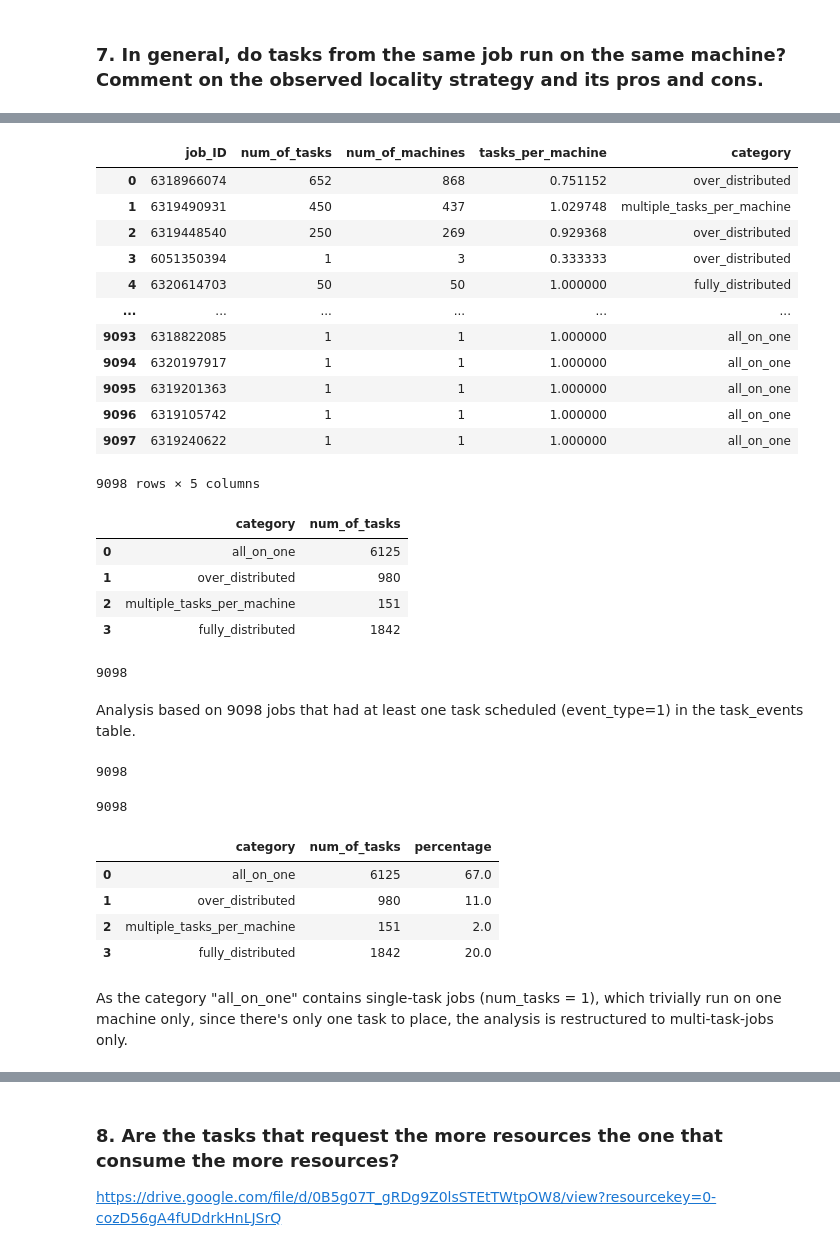
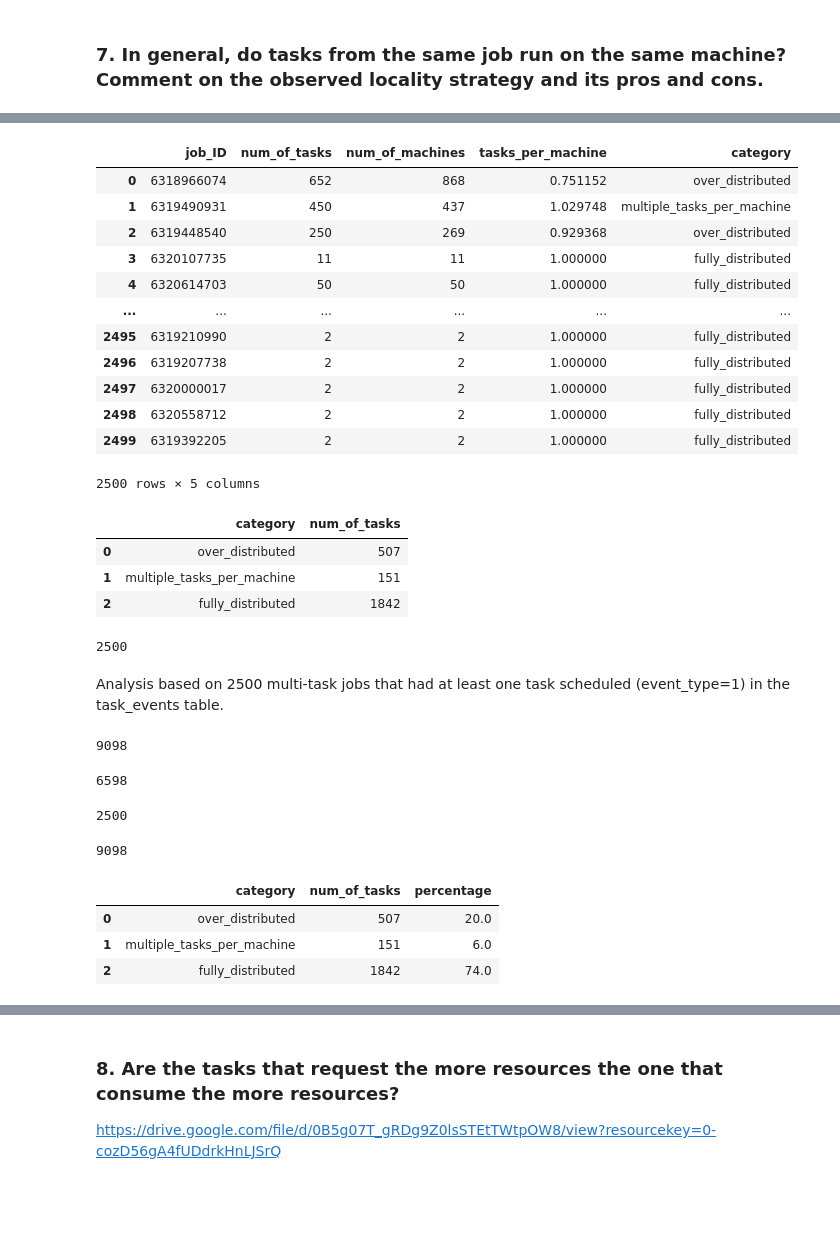
Before and after one commit to len-rtz/LDMS-google-traces-spark, a Jupyter notebook: google_cluster_analysis.ipynb, the cells around one changed output, grey strips where cells are left out. Cells and saved outputs as stored; diff of their text form; code cells hidden in the pictures; blank space fills up the shorter version.

```diff
--- a/google_cluster_analysis.ipynb
+++ b/google_cluster_analysis.ipynb
@@ -569,65 +709,72 @@ tasks_per_machine.toPandas()
 # %%
 # sort list into patterns
-task_per_machine = tasks_per_machine.withColumn(
+multi_task_jobs = multi_task_jobs.withColumn(
     "category",
-    F.when(F.col("num_of_machines") == 1, "all_on_one") # all task of jobs run on the same machine (one task job)
-     .when(F.col("tasks_per_machine") > 1, "multiple_tasks_per_machine") # multiple tasks run on a machine
+    F.when(F.col("tasks_per_machine") > 1, "multiple_tasks_per_machine") # multiple tasks run on a machine
      .when(F.col("tasks_per_machine") == 1, "fully_distributed") # 1 task per machine
      .when(F.col("tasks_per_machine") < 1, "over_distributed") # more machines than tasks
      .otherwise("?")
 )
-task_per_machine.toPandas()
+multi_task_jobs.toPandas()
 # %% [output]
 |  | job_ID | num_of_tasks | num_of_machines | tasks_per_machine | category |
 | 0 | 6318966074 | 652 | 868 | 0.751152 | over_distributed |
 | 1 | 6319490931 | 450 | 437 | 1.029748 | multiple_tasks_per_machine |
 | 2 | 6319448540 | 250 | 269 | 0.929368 | over_distributed |
-| 3 | 6051350394 | 1 | 3 | 0.333333 | over_distributed |
+| 3 | 6320107735 | 11 | 11 | 1.000000 | fully_distributed |
 | 4 | 6320614703 | 50 | 50 | 1.000000 | fully_distributed |
 | ... | ... | ... | ... | ... | ... |
-| 9093 | 6318822085 | 1 | 1 | 1.000000 | all_on_one |
-| 9094 | 6320197917 | 1 | 1 | 1.000000 | all_on_one |
-| 9095 | 6319201363 | 1 | 1 | 1.000000 | all_on_one |
-| 9096 | 6319105742 | 1 | 1 | 1.000000 | all_on_one |
-| 9097 | 6319240622 | 1 | 1 | 1.000000 | all_on_one |
+| 2495 | 6319210990 | 2 | 2 | 1.000000 | fully_distributed |
+| 2496 | 6319207738 | 2 | 2 | 1.000000 | fully_distributed |
+| 2497 | 6320000017 | 2 | 2 | 1.000000 | fully_distributed |
+| 2498 | 6320558712 | 2 | 2 | 1.000000 | fully_distributed |
+| 2499 | 6319392205 | 2 | 2 | 1.000000 | fully_distributed |
-9098 rows × 5 columns
+2500 rows × 5 columns
 # %%
-category_counts = task_per_machine.groupBy("category").agg(F.count("*").alias("num_of_tasks"))
+category_counts = multi_task_jobs.groupBy("category").agg(F.count("*").alias("num_of_tasks"))
 category_counts.toPandas()
 # %% [output]
 |  | category | num_of_tasks |
-| 0 | all_on_one | 6125 |
-| 1 | over_distributed | 980 |
-| 2 | multiple_tasks_per_machine | 151 |
-| 3 | fully_distributed | 1842 |
+| 0 | over_distributed | 507 |
+| 1 | multiple_tasks_per_machine | 151 |
+| 2 | fully_distributed | 1842 |
 # %%
 # this is counting the unique jobs in the task_events table, this number differs from the unique jobs from job_events
-total_scheduled_jobs = task_per_machine.select("job_id").distinct().count()
-total_scheduled_jobs
+total_scheduled__multit_jobs = multi_task_jobs.select("job_id").distinct().count()
+total_scheduled__multit_jobs
 # %% [output]
-9098
+2500
 # %% [markdown]
-Analysis based on 9098 jobs that had at least one task scheduled (event_type=1) in the task_events table.
+Analysis based on 2500 multi-task jobs that had at least one task scheduled (event_type=1) in the task_events table.
 # %%
-# to verify the number of total_jobs, this line checks the unique jobs in df_jobs_scheduled
-# which is a dataframe of task_events with event_type = 1
-total_scheduled_jobs_2 = df_scheduled.select("job_id").distinct().count()
-total_scheduled_jobs_2
+# to verify the number of total_scheduled_multitjobs, this line checks the unique jobs in df_jobs_scheduled
+# which is the dataframe of task_events with event_type = 1
+# additionally we count the single-task jobs
+total_scheduled_jobs = df_scheduled.select("job_id").distinct().count()
+total_scheduled_singlet_jobs = task_per_machine.filter(F.col("num_of_tasks") == 1).select("job_id").distinct().count()
-# %% [output]
-9098
+# %%
+total_scheduled_jobs
+# %% [output]
+9098
+# %%
+total_scheduled_singlet_jobs
+# %% [output]
+6598
 # %%
-# manually verifying the total_jobs from category_counts table
-6125 + 980 + 151 + 1842
+# manually verifying the total multi job count from category_counts table
+507 + 151 + 1842
 # %% [output]
-9098
+2500
+# %%
+# manually varifying the total of jobs
+6598 + 2500
+# %% [output]
+9098
 # %%
 # calculate percentage
-category_counts.withColumn("percentage", F.round((F.col("num_of_tasks") / total_scheduled_jobs) * 100)).toPandas()
+category_counts.withColumn("percentage", F.round((F.col("num_of_tasks") / total_scheduled__multit_jobs) * 100)).toPandas()
 # %% [output]
 |  | category | num_of_tasks | percentage |
-| 0 | all_on_one | 6125 | 67.0 |
-| 1 | over_distributed | 980 | 11.0 |
-| 2 | multiple_tasks_per_machine | 151 | 2.0 |
-| 3 | fully_distributed | 1842 | 20.0 |
+| 0 | over_distributed | 507 | 20.0 |
+| 1 | multiple_tasks_per_machine | 151 | 6.0 |
+| 2 | fully_distributed | 1842 | 74.0 |
-# %% [markdown]
-As the category "all_on_one" contains single-task jobs (num_tasks = 1), which trivially run on one machine only, since there's only one task to place, the analysis is restructured to multi-task-jobs only.
```
Also changed, not shown: parts of 59 cells of this notebook, 6 other files.
